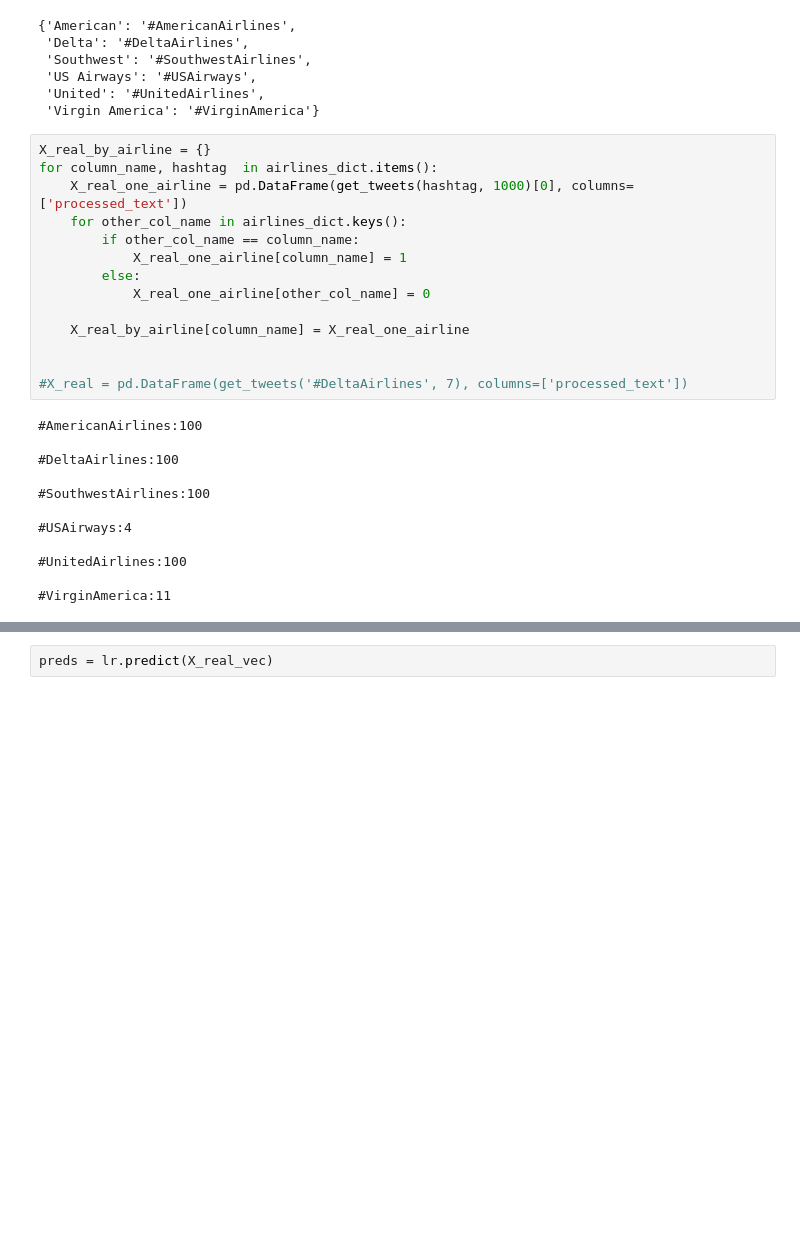
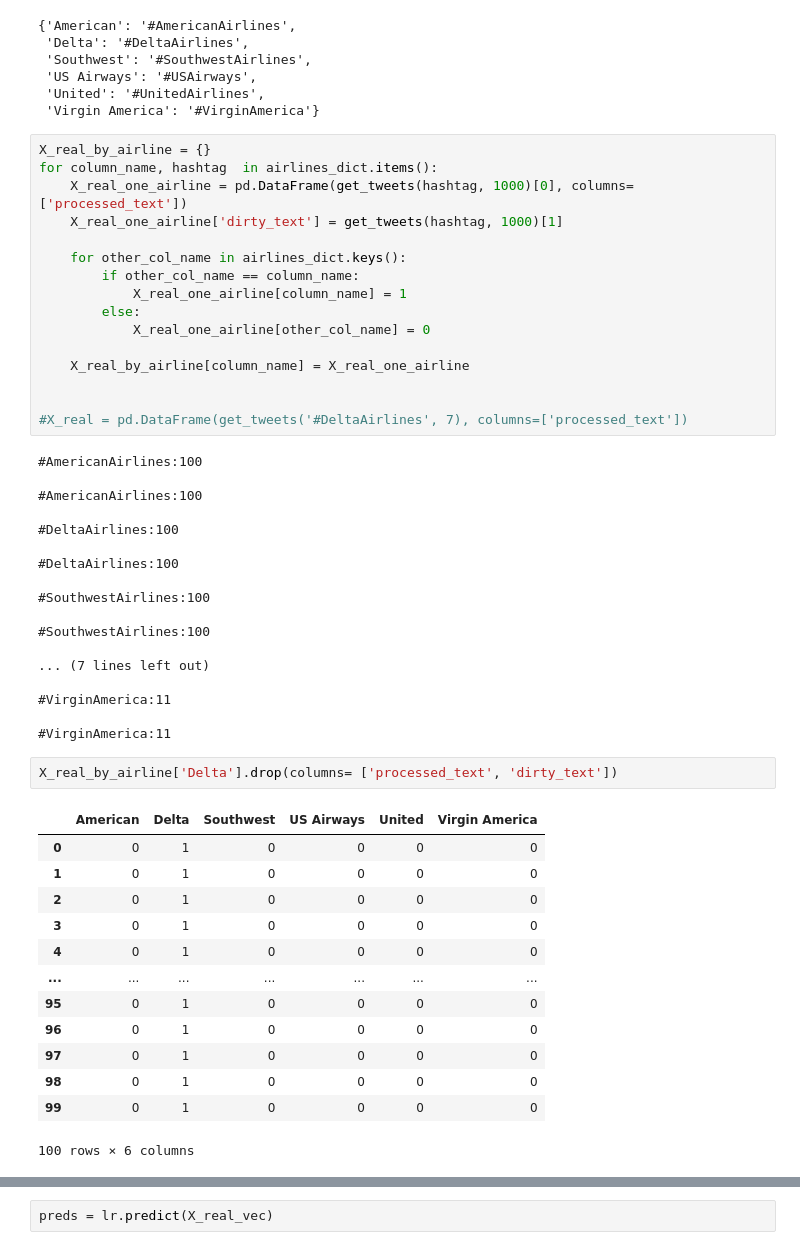
Before and after one commit to feelgd777/nlp_tweets, a Jupyter notebook: data_cleaning.ipynb, the cells around one changed output, grey strips where cells are left out. Saved outputs shown, nothing was run; the diff lists cells and outputs as text; blank space fills up the shorter version.

```diff
--- a/data_cleaning.ipynb
+++ b/data_cleaning.ipynb
@@ -571,6 +555,8 @@ airlines_dict
 X_real_by_airline = {}
 for column_name, hashtag  in airlines_dict.items():
     X_real_one_airline = pd.DataFrame(get_tweets(hashtag, 1000)[0], columns=['processed_text'])
+    X_real_one_airline['dirty_text'] = get_tweets(hashtag, 1000)[1]
+
     for other_col_name in airlines_dict.keys():
         if other_col_name == column_name:
             X_real_one_airline[column_name] = 1
@@ -583,16 +569,38 @@ for column_name, hashtag  in airlines_dict.items():
 #X_real = pd.DataFrame(get_tweets('#DeltaAirlines', 7), columns=['processed_text'])
 # %% [output]
 #AmericanAirlines:100
+
+#AmericanAirlines:100
+
+#DeltaAirlines:100
 
 #DeltaAirlines:100
 
 #SouthwestAirlines:100
 
-#USAirways:4
+#SouthwestAirlines:100
 
-#UnitedAirlines:100
+... (7 lines left out)
 
 #VirginAmerica:11
+
+#VirginAmerica:11
+# %%
+X_real_by_airline['Delta'].drop(columns= ['processed_text', 'dirty_text'])
+# %% [output]
+|  | American | Delta | Southwest | US Airways | United | Virgin America |
+| 0 | 0 | 1 | 0 | 0 | 0 | 0 |
+| 1 | 0 | 1 | 0 | 0 | 0 | 0 |
+| 2 | 0 | 1 | 0 | 0 | 0 | 0 |
+| 3 | 0 | 1 | 0 | 0 | 0 | 0 |
+| 4 | 0 | 1 | 0 | 0 | 0 | 0 |
+| ... | ... | ... | ... | ... | ... | ... |
+| 95 | 0 | 1 | 0 | 0 | 0 | 0 |
+| 96 | 0 | 1 | 0 | 0 | 0 | 0 |
+| 97 | 0 | 1 | 0 | 0 | 0 | 0 |
+| 98 | 0 | 1 | 0 | 0 | 0 | 0 |
+| 99 | 0 | 1 | 0 | 0 | 0 | 0 |
+100 rows × 6 columns
 # %%
 sparse_out2 = vectorizer.transform(X_real_by_airline['Delta']['processed_text'])
 tfidf_df_real = pd.DataFrame(data = sparse_out2.toarray(),
```
Also changed, not shown: parts of 19 cells of this notebook.
